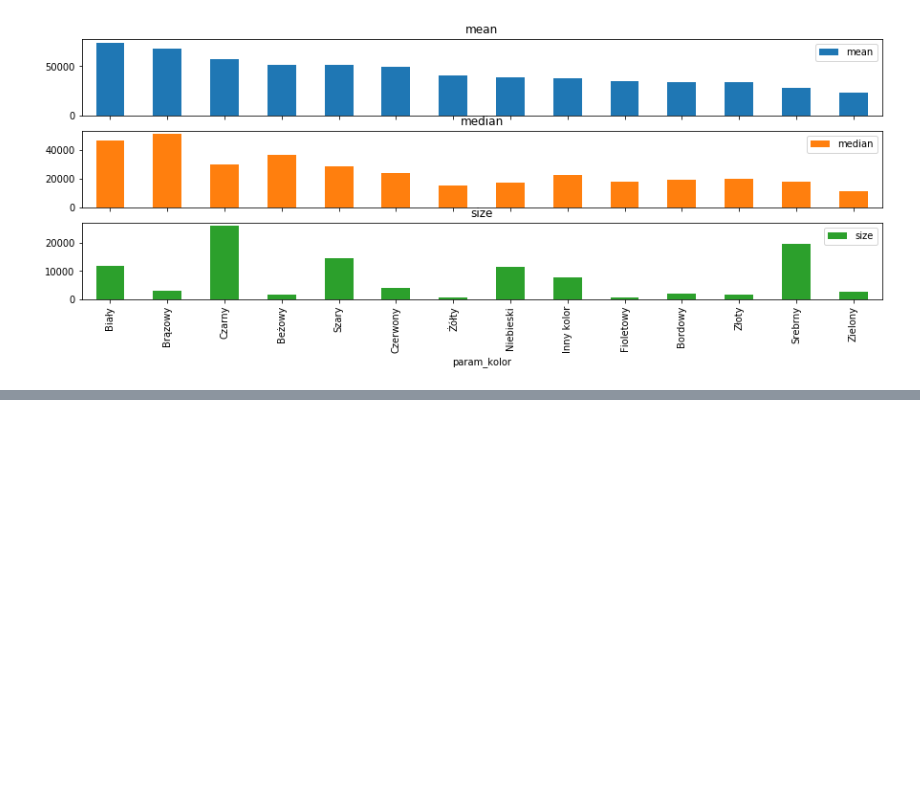
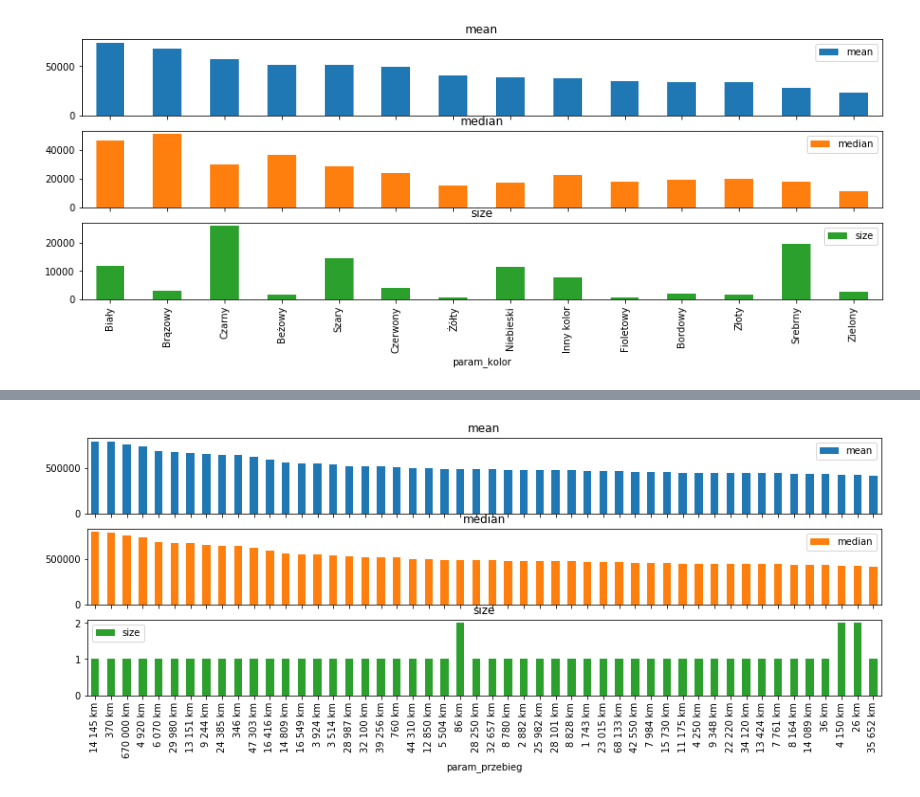
Before and after one commit to Ezechiel07/dw_matrix_car, a Jupyter notebook: day2_visualisation.ipynb, the cells around one changed output, grey strips where cells are left out. Drawn from its saved outputs; the diff is of its cells as text; code cells hidden in the pictures; blank space fills up the shorter version.

```diff
--- a/day2_visualisation.ipynb
+++ b/day2_visualisation.ipynb
@@ -104,0 +117,4 @@ group_and_barplot('param_kolor', feat_sort='mean') ;
+# %%
+group_and_barplot('param_przebieg', feat_sort='mean') ;
+# %% [output]
+[figure, added]
```
Also changed, not shown: parts of 3 cells of this notebook.
